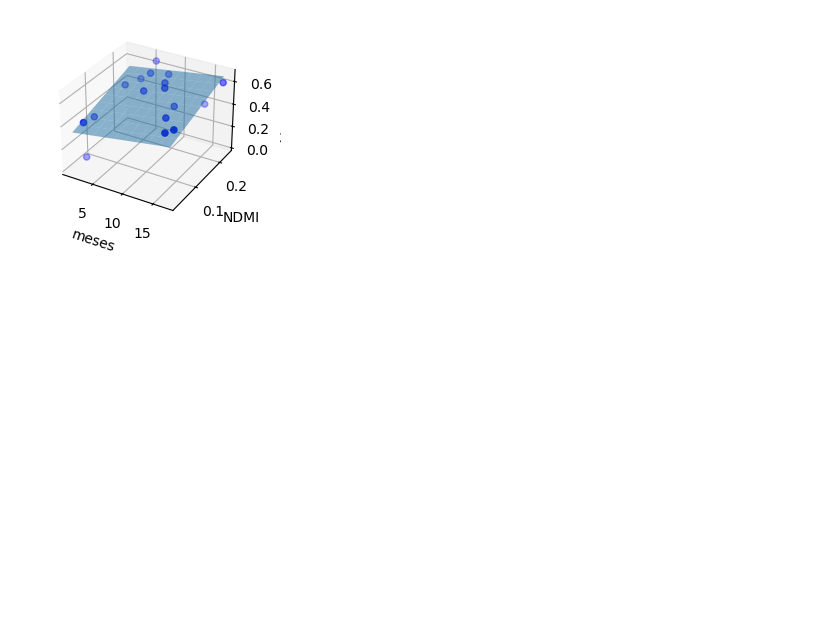
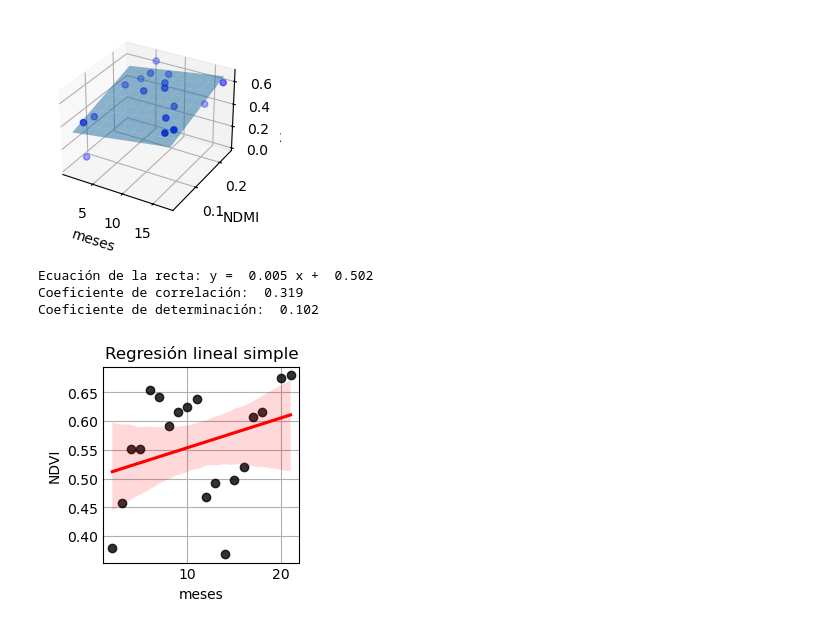
Before and after one commit to mateoarevaloangel/TFM, a Jupyter notebook: regresionLineal.ipynb, the cells around one changed output. Saved outputs shown, nothing was run; the diff lists cells and outputs as text; code cells hidden in the pictures; blank space fills up the shorter version.

```diff
--- a/regresionLineal.ipynb
+++ b/regresionLineal.ipynb
@@ -342,6 +396,26 @@ Intercepción:  0.30641434228442854
 Ecuación del plano: y = 0.008 * meses + 0.922 * NDMI + 0.306
 Coeficiente de determinación:  0.269
 [figure]
+# %%
+# Generar análisis
+from sklearn.metrics import r2_score
+import seaborn as sns
+modelo = LinearRegression()
+variable_x = "meses"
+variable_y = "NDVI"
+modelo.fit(datos[[variable_x]], datos[variable_y])
+print ('Ecuación de la recta: y = ', round(modelo.coef_[0],3),'x + ', round(modelo.intercept_,3))#obtenemos la ecuación de la recta
+print ('Coeficiente de correlación: ', round(np.corrcoef(datos[variable_x], datos[variable_y])[0,1], 3))#obtenemos el coeficiente de correlación
+print ('Coeficiente de determinación: ', round(r2_score(datos[variable_y], modelo.predict(datos[[variable_x]])), 3))#obtenemos el coeficiente de determinación
+# Gráfica con intervalo de confianza
+sns.regplot(x=datos[variable_x], y=datos[variable_y], ci=95, line_kws={"color": "red"}, scatter_kws={"color": "black"})
+plt.title('Regresión lineal simple')
+plt.show()
+# %% [output]
+Ecuación de la recta: y =  0.005 x +  0.502
+Coeficiente de correlación:  0.319
+Coeficiente de determinación:  0.102
+[figure, added]
 # %%
 # Generar predicción
 
```
Also changed, not shown: parts of 10 cells of this notebook, 13 other files.
